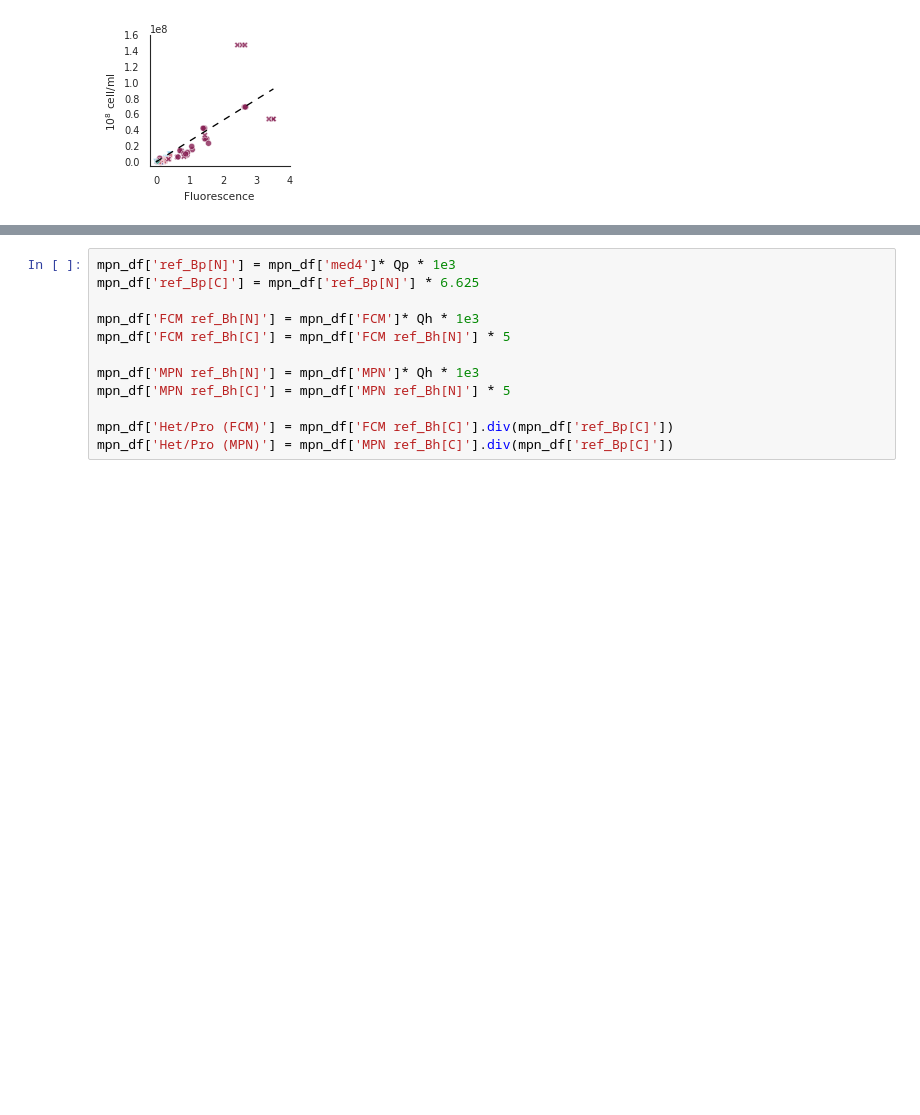
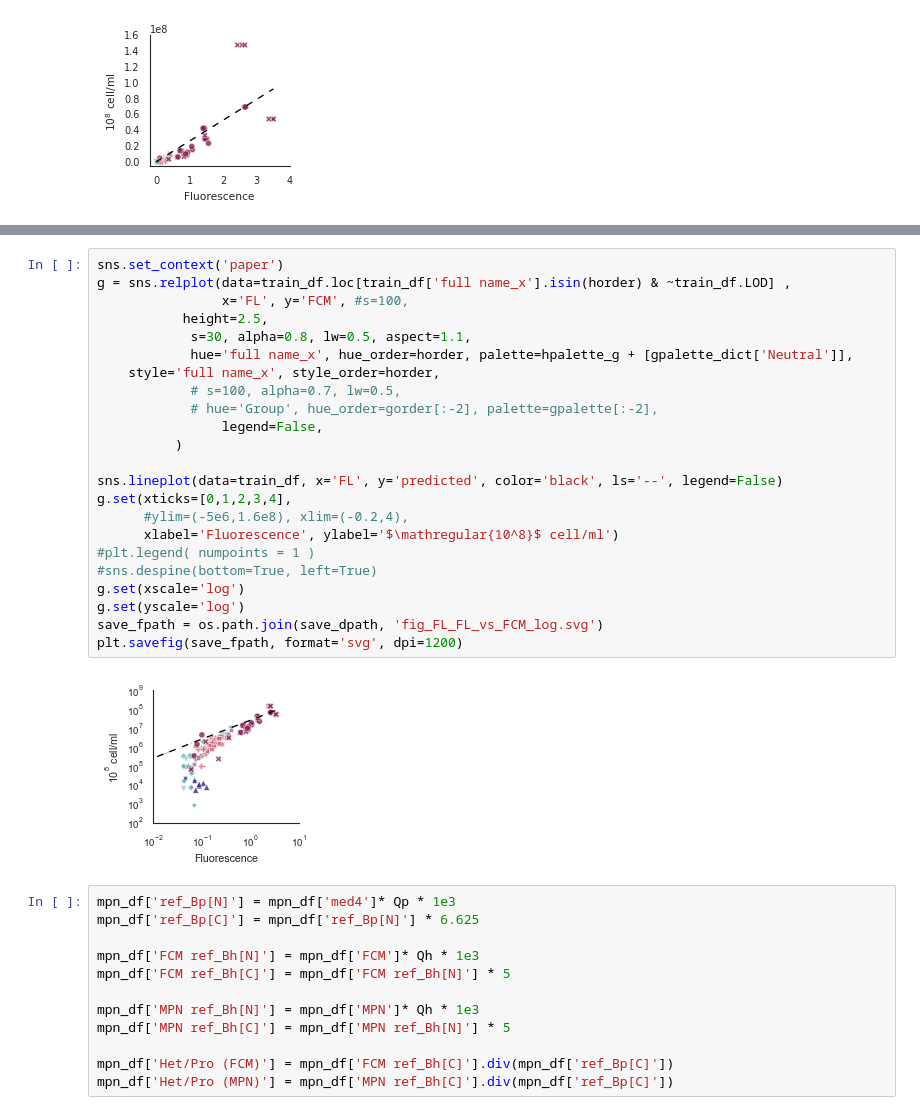
Before and after one commit to wosnat/recycle_model, a Jupyter notebook: STORE_model/ML_model/10cc_FL_to_cell_numbers.ipynb, the cells around one changed output, grey strips where cells are left out. Saved outputs shown, nothing was run; the diff lists cells and outputs as text; blank space fills up the shorter version.

Commit message:
add loglog plot

```diff
--- a/STORE_model/ML_model/10cc_FL_to_cell_numbers.ipynb
+++ b/STORE_model/ML_model/10cc_FL_to_cell_numbers.ipynb
@@ -958,3 +974,28 @@ plt.savefig(save_fpath, format='svg', dpi=1200)
+# %%
+sns.set_context('paper')
+g = sns.relplot(data=train_df.loc[train_df['full name_x'].isin(horder) & ~train_df.LOD] ,
+                x='FL', y='FCM', #s=100,
+           height=2.5,
+            s=30, alpha=0.8, lw=0.5, aspect=1.1,
+            hue='full name_x', hue_order=horder, palette=hpalette_g + [gpalette_dict['Neutral']],
+    style='full name_x', style_order=horder,
+            # s=100, alpha=0.7, lw=0.5,
+            # hue='Group', hue_order=gorder[:-2], palette=gpalette[:-2],
+                legend=False,
+          )
+
+sns.lineplot(data=train_df, x='FL', y='predicted', color='black', ls='--', legend=False)
+g.set(xticks=[0,1,2,3,4],
+      #ylim=(-5e6,1.6e8), xlim=(-0.2,4),
+      xlabel='Fluorescence', ylabel='$\mathregular{10^8}$ cell/ml')
+#plt.legend( numpoints = 1 )
+#sns.despine(bottom=True, left=True)
+g.set(xscale='log')
+g.set(yscale='log')
+save_fpath = os.path.join(save_dpath, 'fig_FL_FL_vs_FCM_log.svg')
+plt.savefig(save_fpath, format='svg', dpi=1200)
+# %% [output]
+[figure, added]
 # %%
 mpn_df['ref_Bp[N]'] = mpn_df['med4']* Qp * 1e3
 mpn_df['ref_Bp[C]'] = mpn_df['ref_Bp[N]'] * 6.625
```
Also changed, not shown: parts of 16 cells of this notebook.
